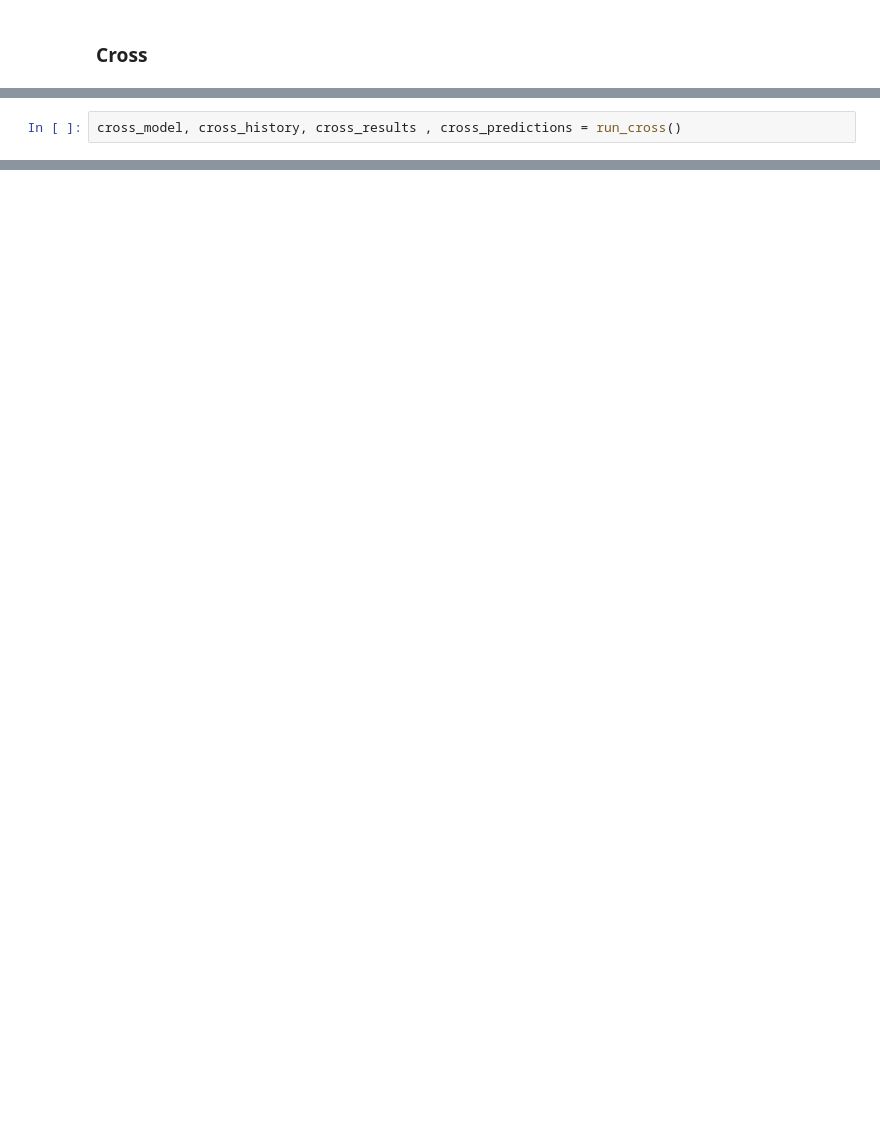
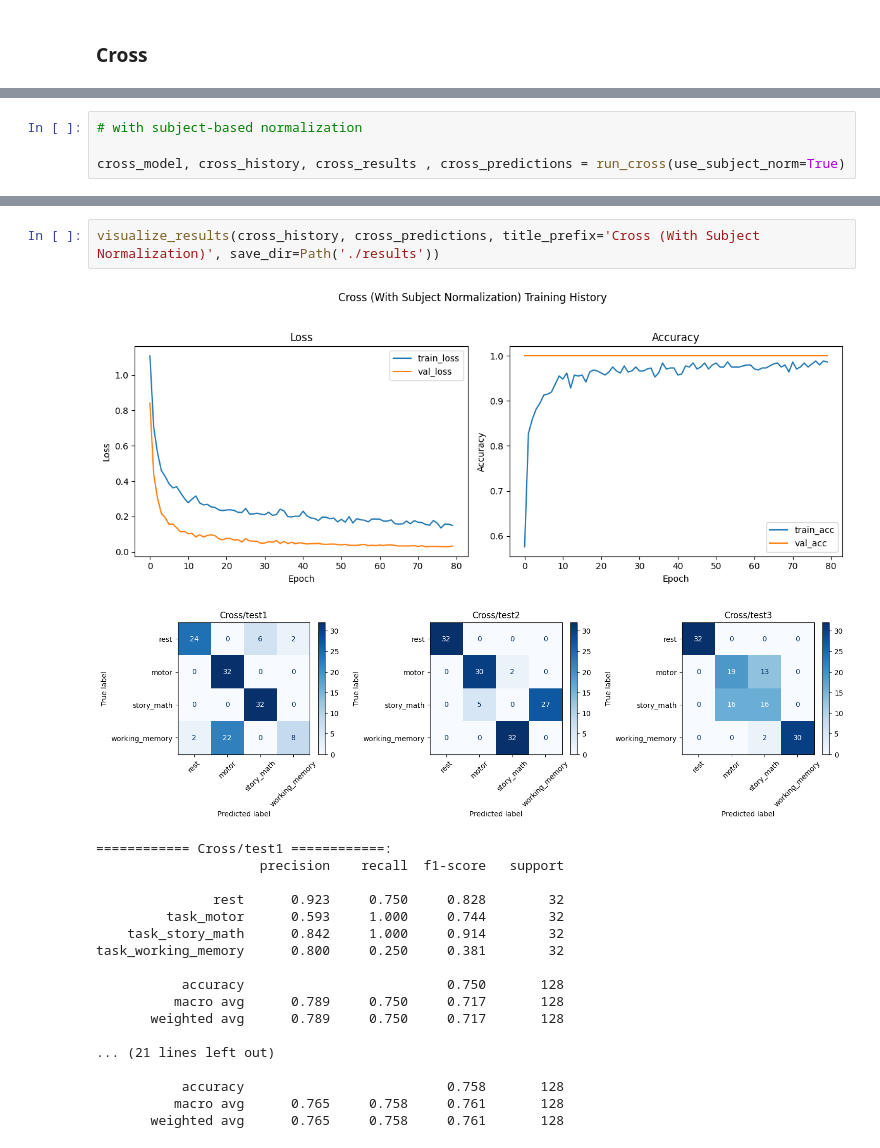
Before and after one commit to jolyeline/DL, a Jupyter notebook: Assignment_2/notebooks/eeg_net.ipynb, the cells around one changed output, grey strips where cells are left out. Cells and saved outputs as stored; diff of their text form; blank space fills up the shorter version.

```diff
--- a/Assignment_2/notebooks/eeg_net.ipynb
+++ b/Assignment_2/notebooks/eeg_net.ipynb
@@ -482,3 +654,5 @@ def run_cross(epochs=80, seed=42):
 # %%
-cross_model, cross_history, cross_results , cross_predictions = run_cross()
+# with subject-based normalization
+
+cross_model, cross_history, cross_results , cross_predictions = run_cross(use_subject_norm=True)
 # %% [output]
@@ -501,0 +676,22 @@ Cross/test3: loss=1.245, accuracy=0.414
+# %%
+visualize_results(cross_history, cross_predictions, title_prefix='Cross (With Subject Normalization)', save_dir=Path('./results'))
+# %% [output]
+[figure, added]
+[figure, added]
+============ Cross/test1 ============:
+                     precision    recall  f1-score   support
+
+               rest      0.923     0.750     0.828        32
+         task_motor      0.593     1.000     0.744        32
+    task_story_math      0.842     1.000     0.914        32
+task_working_memory      0.800     0.250     0.381        32
+
+           accuracy                          0.750       128
+          macro avg      0.789     0.750     0.717       128
+       weighted avg      0.789     0.750     0.717       128
+
+... (21 lines left out)
+
+           accuracy                          0.758       128
+          macro avg      0.765     0.758     0.761       128
+       weighted avg      0.765     0.758     0.761       128
```
Also changed, not shown: parts of 14 cells of this notebook, 6 other files.
